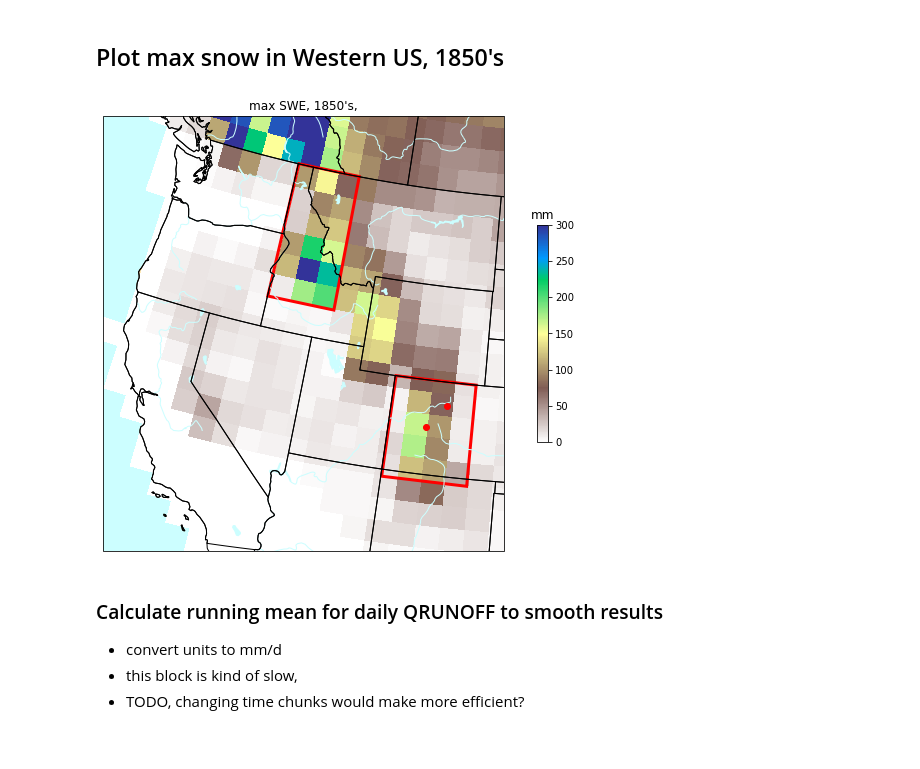
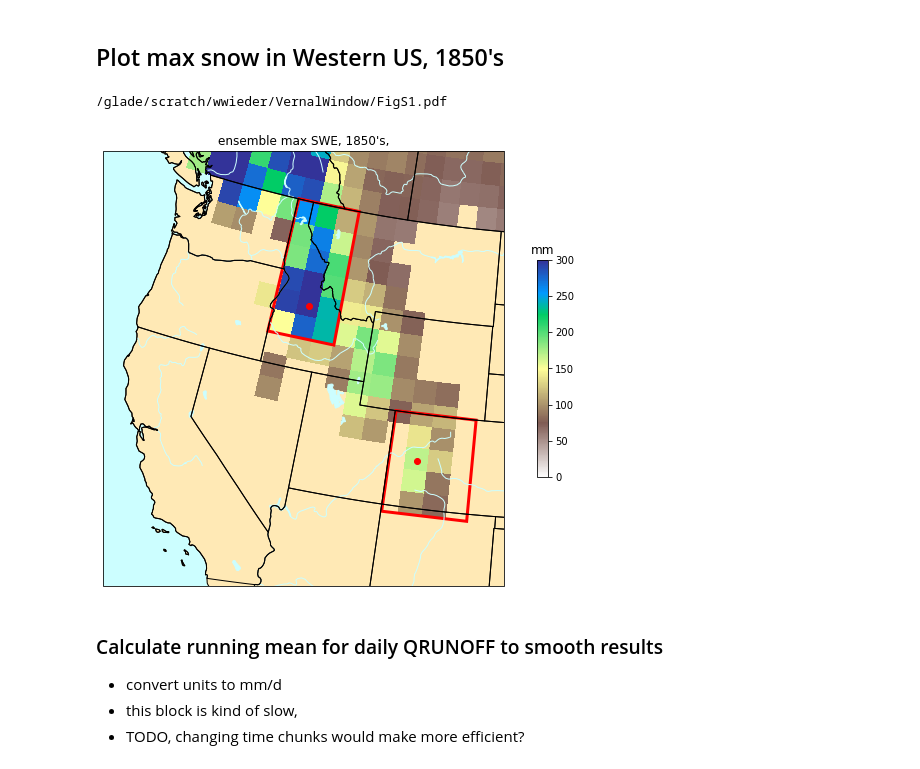
Before and after one commit to wwieder/cesm-lens, a Jupyter notebook: notebooks/lens2_SnowMelt.ipynb, the cells around one changed output. Drawn from its saved outputs; the diff is of its cells as text; code cells hidden in the pictures.

Commit message:
plotting updates including SNOWTEL data

```diff
--- a/notebooks/lens2_SnowMelt.ipynb
+++ b/notebooks/lens2_SnowMelt.ipynb
@@ -362,0 +363,20 @@ Wall time: 2min 49s
+# %%
+%%time
+freq      = 'daily'
+region2 = 'Northern Rockies'
+#113–117°W, 43–49°N
+NRlat= [43.3,49]
+NRlon= [(360-117),(360-113.1)]
+
+def preprocess(ds):
+    '''keep only the lat-lon'''
+    return ds.sel(lat= slice(NRlat[0],NRlat[1]), lon=slice(NRlon[0],NRlon[1]) )
+
+dsREG2 = get_data(model,ens,fields,firstyear,lastyear,freq,preprocess)
+# mask out regions with low/no snow, as elsewhere
+dsREG2 = dsREG2.where(dsMask.sel(
+    lat= slice(NRlat[0],NRlat[1]),
+    lon=slice(NRlon[0],NRlon[1]))>0)
+dsREG2 = dsREG2.mean(['lat','lon']).persist()
+_ = wait(dsREG2)
+print('-- subset '+region2+' data -- ')
@@ -366,8 +396,9 @@ Wall time: 2min 49s
 import cartopy.feature as cfeature
 import matplotlib.patches as mpatches
 
-#plat2 = [40.0, 39 ]
-#plon2 = [(360-105.4), 253]
+plat = [39,44.7, 40]
+plon = [252.5,360-115, 254]
+site = ['Crested Butte, CO','Frank Church Wilderness, ID', 'Niwot Ridge, CO']
 
 conus_proj = ccrs.LambertConformal(central_longitude=-96,central_latitude=39.0)
 fig = plt.figure(figsize=(12,8))
@@ -382,44 +413,51 @@ ax.add_feature(cfeature.RIVERS, edgecolor='#CCFEFF')
 
 # -- draw box around S. Rockies --
 #104–109°W, 37–41°N
-lat_corners = np.array([36.7,  36.7, 41, 41])
-lon_corners = np.array([ (360-109), (360-104.5), (360-104.5), (360-109)])
+lat_corners = np.array([SRlat[0], SRlat[0], SRlat[1], SRlat[1]])
+lon_corners = np.array([SRlon[0], SRlon[1], SRlon[1], SRlon[0]])
 
 poly_corners = np.zeros((len(lat_corners), 2), np.float64)
 poly_corners[:,0] = lon_corners
 poly_corners[:,1] = lat_corners
 
 poly = mpatches.Polygon(poly_corners, closed=True, ec='r', fill=False,lw=3, transform=ccrs.Geodetic())
 ax.add_patch(poly)
 
 # -- draw box around N. Rockies --
-lat_corners = np.array([43.3,  43.3, 49, 49])
-lon_corners = np.array([ (360-117), (360-113.1), (360-113.1), (360-117)])
+lat_corners = np.array([NRlat[0], NRlat[0], NRlat[1], NRlat[1]])
+lon_corners = np.array([NRlon[0], NRlon[1], NRlon[1], NRlon[0]])
 
 poly_corners = np.zeros((len(lat_corners), 2), np.float64)
 poly_corners[:,0] = lon_corners
 poly_corners[:,1] = lat_corners
 
 poly = mpatches.Polygon(poly_corners, closed=True, ec='r', fill=False,lw=3, transform=ccrs.Geodetic())
 ax.add_patch(poly)
 
-# -- filled contours, max snow from single ensemble in first decade ==
-cf = ax.pcolormesh(ds.lon, ds.lat, ds.H2OSNO.isel(ens=1, time=slice(0,120)).max(dim='time'),
+# -- filled contours, ensemble mean, max snow in first decade ==
+cf = ax.pcolormesh(dsMonth.lon, dsMonth.lat,
+                   dsMonth.H2OSNO.isel(time=slice(0,120)).mean('ens').max(dim='time'),
                    vmin=0,vmax=300, cmap='terrain_r',
                    transform=ccrs.PlateCarree());
 #cf = ax.pcolormesh(dsREG2.lon, dsREG2.lat, dsREG2.H2OSNO.isel(ens=1, time=slice(0,120)).max(dim='time'),
 #                 transform=ccrs.PlateCarree());
 cb = plt.colorbar(cf, shrink=0.5)
-cb.ax.set_title(ds.H2OSNO.attrs['units'])
-ax.set_title("max SWE, 1850's,");
-plt.plot(plon, plat,
+cb.ax.set_title(dsMonth.H2OSNO.attrs['units'])
+ax.set_title("ensemble max SWE, 1850's,");
+plt.plot(plon[0:2], plat[0:2],
          color='red', linewidth=0, marker='o',
          transform=ccrs.Geodetic(),
          )
 
+pathIN = '/glade/scratch/wwieder/VernalWindow/'
+fileOUT =  pathIN + 'FigS1.pdf' ;
+print(fileOUT)
+plt.savefig(fileOUT) ;
+
 plt.show()
 # %% [output]
+/glade/scratch/wwieder/VernalWindow/FigS1.pdf
-[figure, old version]
+[figure, new version]
 # %% [markdown]
 ### Calculate running mean for daily QRUNOFF to smooth results
 - convert units to mm/d
```
Also changed, not shown: parts of 47 cells of this notebook, 2 other files.
